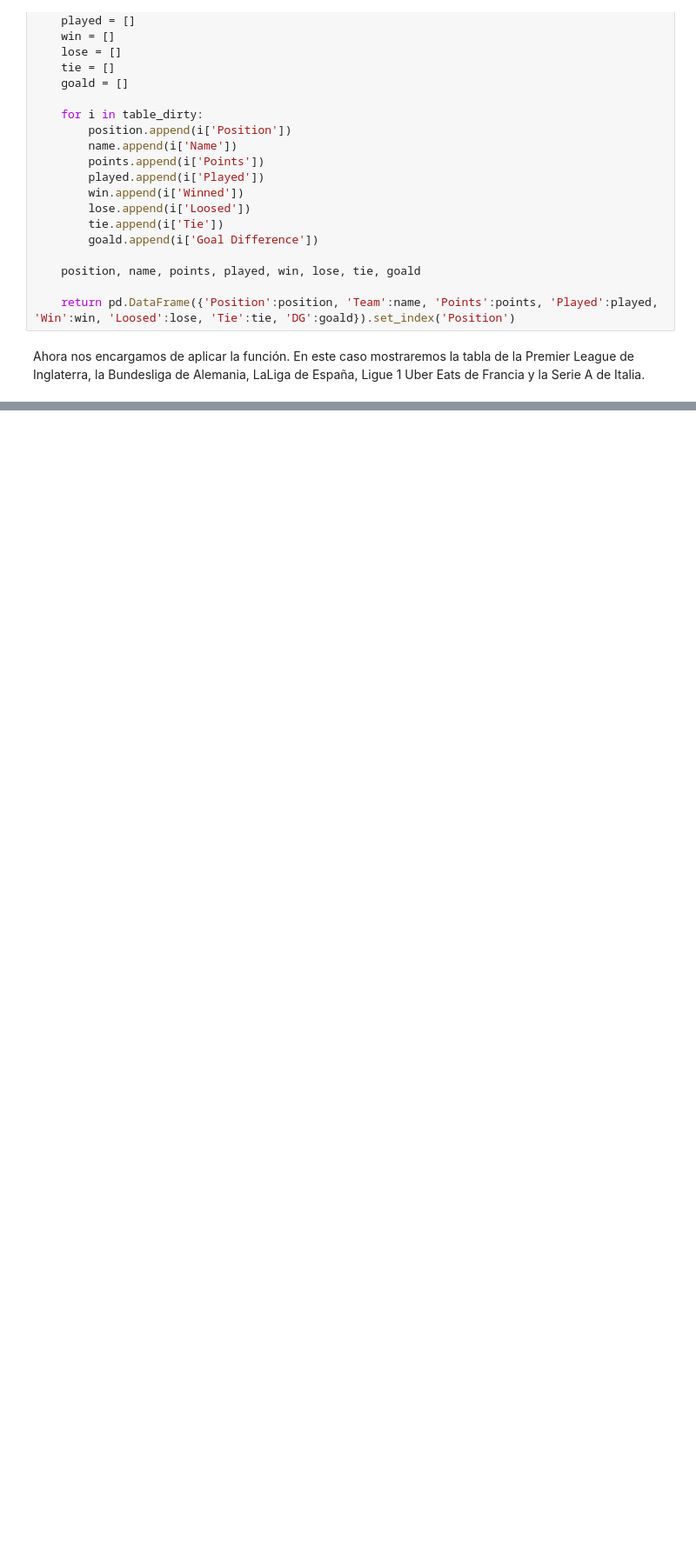
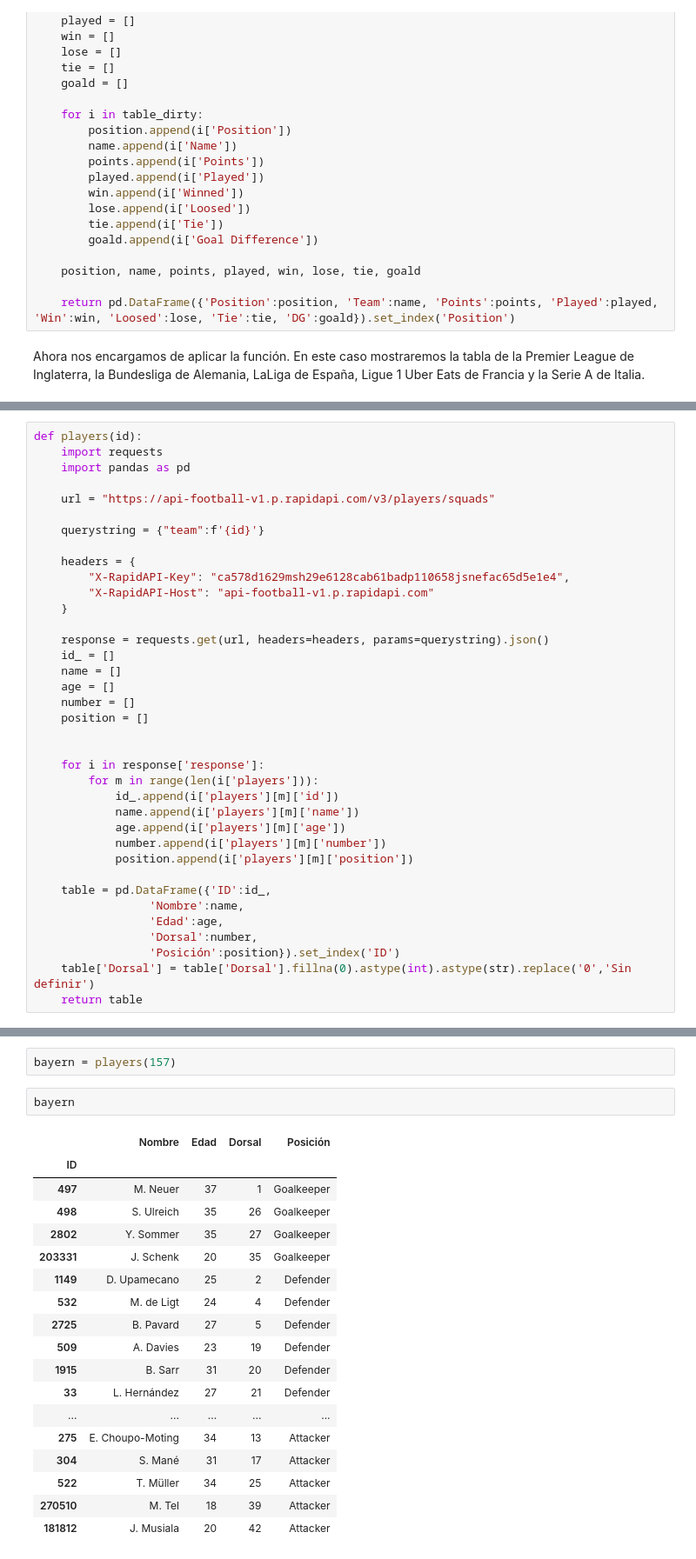
Before and after one commit to Marcello0206/SoccerStatistics, a Jupyter notebook: Soccer Stadistics.ipynb, the cells around one changed output, grey strips where cells are left out. Shown: that part at 87% size. Drawn from its saved outputs; the diff is of its cells as text; blank space fills up the shorter version.

```diff
--- a/Soccer Stadistics.ipynb
+++ b/Soccer Stadistics.ipynb
@@ -147,0 +455,37 @@ soccertableleaguesableleagues('seriea')
+# %%
+def players(id):
+    import requests
+    import pandas as pd
+
+    url = "https://api-football-v1.p.rapidapi.com/v3/players/squads"
+
+    querystring = {"team":f'{id}'}
+
+    headers = {
+        "X-RapidAPI-Key": "ca578d1629msh29e6128cab61badp110658jsnefac65d5e1e4",
+        "X-RapidAPI-Host": "api-football-v1.p.rapidapi.com"
+    }
+
+    response = requests.get(url, headers=headers, params=querystring).json()
+    id_ = []
+    name = []
+    age = []
+    number = []
+    position = []
+
+
+    for i in response['response']:
+        for m in range(len(i['players'])):
+            id_.append(i['players'][m]['id'])
+            name.append(i['players'][m]['name'])
+            age.append(i['players'][m]['age'])
+            number.append(i['players'][m]['number'])
+            position.append(i['players'][m]['position'])
+
+    table = pd.DataFrame({'ID':id_,
+                 'Nombre':name,
+                 'Edad':age,
+                 'Dorsal':number,
+                 'Posición':position}).set_index('ID')
+    table['Dorsal'] = table['Dorsal'].fillna(0).astype(int).astype(str).replace('0','Sin definir')
+    return table
@@ -147,0 +510,23 @@ soccertableleaguesableleagues('seriea')
+# %%
+bayern = players(157)
+# %%
+bayern
+# %% [output]
+|  | Nombre | Edad | Dorsal | Posición |
+| ID |  |  |  |  |
+| 497 | M. Neuer | 37 | 1 | Goalkeeper |
+| 498 | S. Ulreich | 35 | 26 | Goalkeeper |
+| 2802 | Y. Sommer | 35 | 27 | Goalkeeper |
+| 203331 | J. Schenk | 20 | 35 | Goalkeeper |
+| 1149 | D. Upamecano | 25 | 2 | Defender |
+| 532 | M. de Ligt | 24 | 4 | Defender |
+| 2725 | B. Pavard | 27 | 5 | Defender |
+| 509 | A. Davies | 23 | 19 | Defender |
+| 1915 | B. Sarr | 31 | 20 | Defender |
+| 33 | L. Hernández | 27 | 21 | Defender |
+| ... | ... | ... | ... | ... |
+| 275 | E. Choupo-Moting | 34 | 13 | Attacker |
+| 304 | S. Mané | 31 | 17 | Attacker |
+| 522 | T. Müller | 34 | 25 | Attacker |
+| 270510 | M. Tel | 18 | 39 | Attacker |
+| 181812 | J. Musiala | 20 | 42 | Attacker |
```
Also changed, not shown: parts of 40 cells of this notebook.
